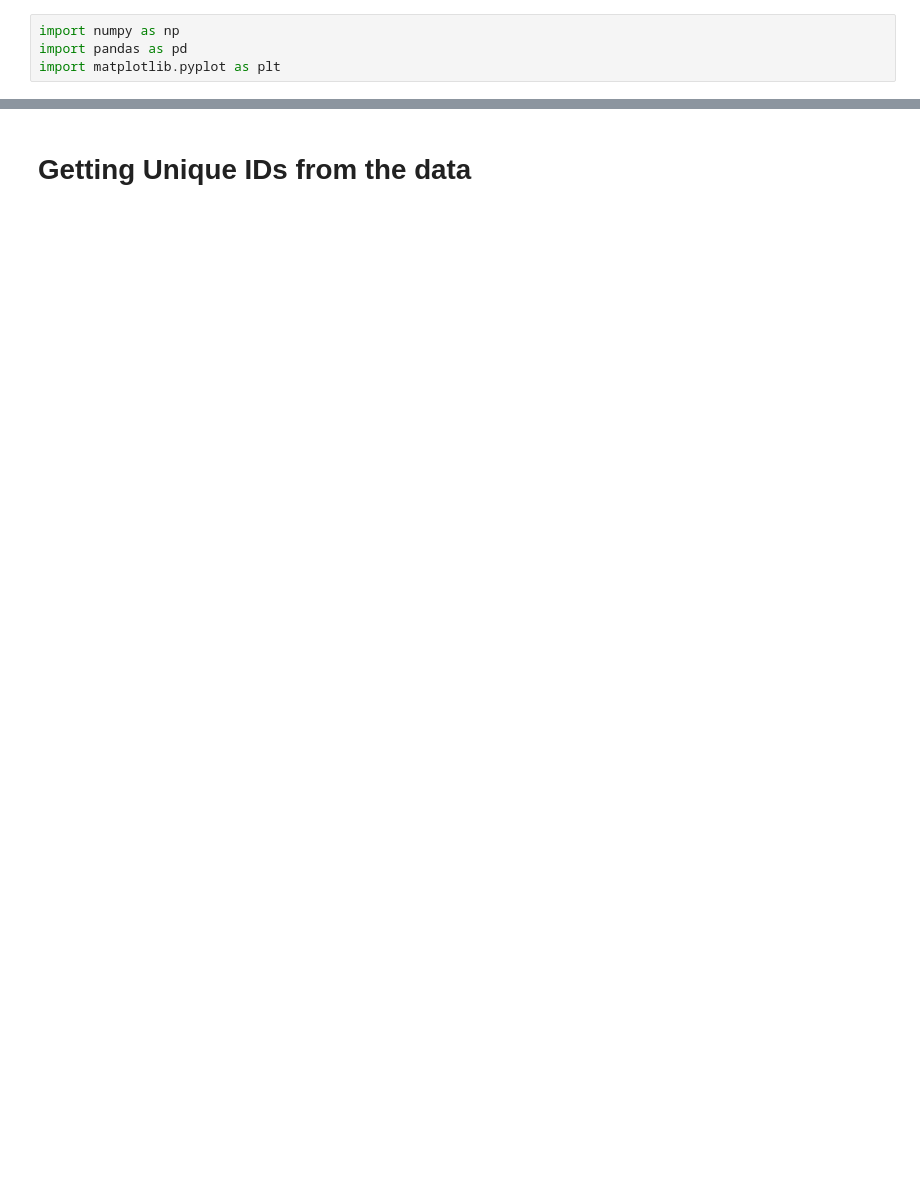
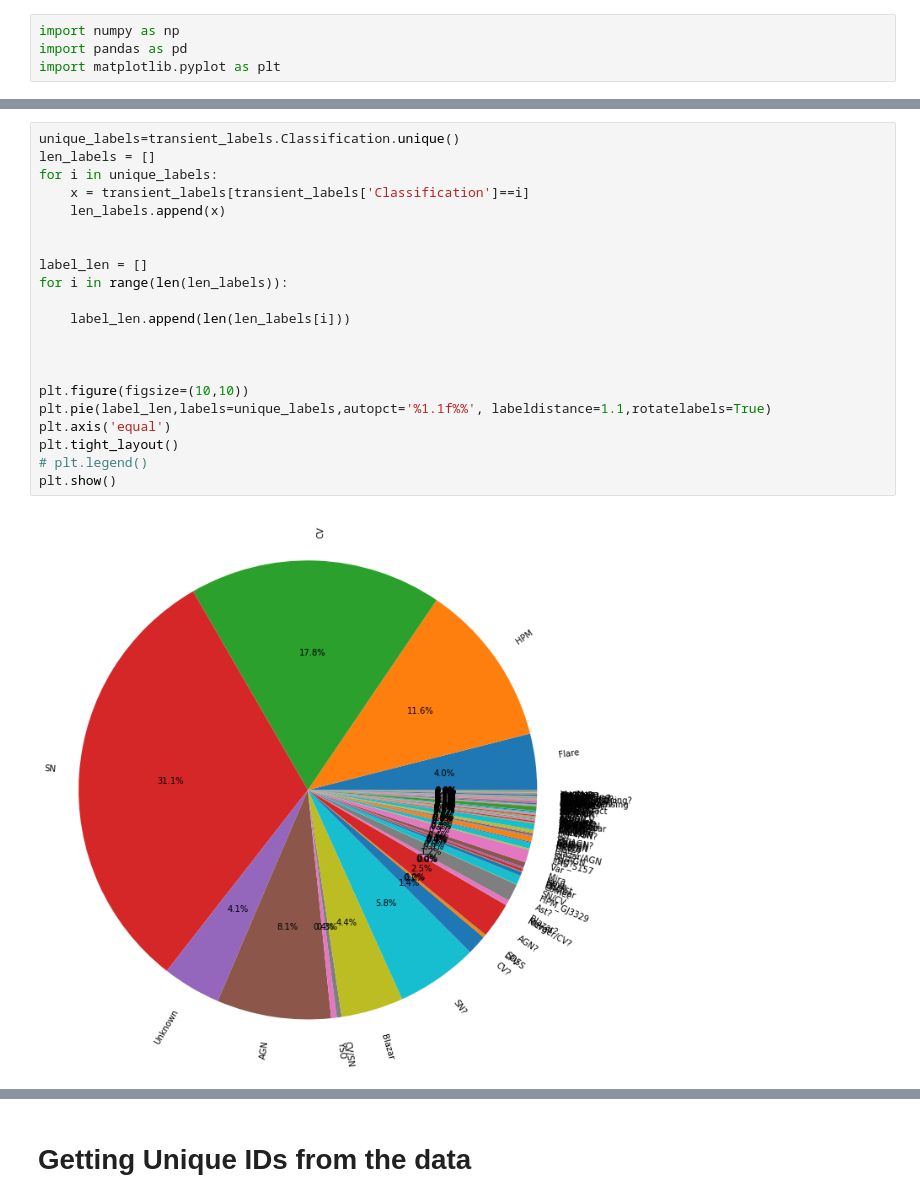
Before and after one commit to malema-ramonyai/CodeAndNotebooks, a Jupyter notebook: Exploring_the_data_and_some_plots.ipynb, the cells around one changed output, grey strips where cells are left out. Cells and saved outputs as stored; diff of their text form; blank space fills up the shorter version.

Commit message:
Modified the notebook and added a pie chart

```diff
--- a/Exploring_the_data_and_some_plots.ipynb
+++ b/Exploring_the_data_and_some_plots.ipynb
@@ -24,0 +29,23 @@ lc.head()
+# %%
+unique_labels=transient_labels.Classification.unique()
+len_labels = []
+for i in unique_labels:
+    x = transient_labels[transient_labels['Classification']==i]
+    len_labels.append(x)
+
+
+label_len = []
+for i in range(len(len_labels)):
+
+    label_len.append(len(len_labels[i]))
+
+
+
+plt.figure(figsize=(10,10))
+plt.pie(label_len,labels=unique_labels,autopct='%1.1f%%', labeldistance=1.1,rotatelabels=True)
+plt.axis('equal')
+plt.tight_layout()
+# plt.legend()
+plt.show()
+# %% [output]
+[figure, added]
```
Also changed, not shown: parts of 16 cells of this notebook, 2 other files.
